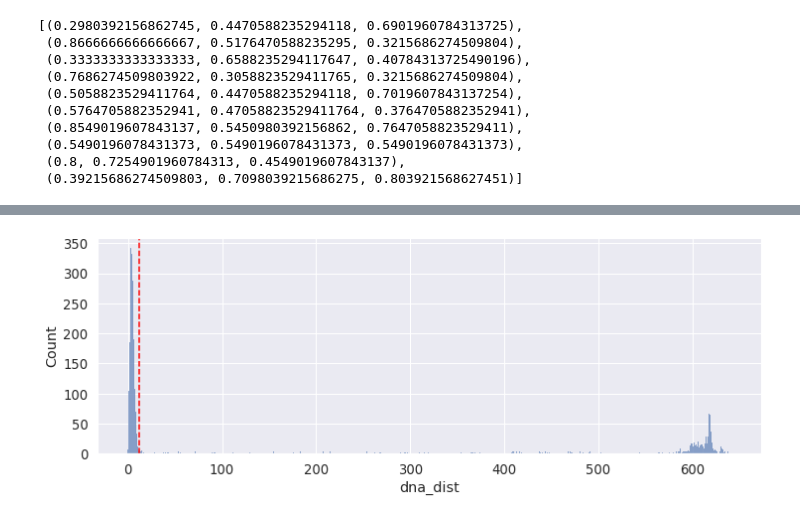
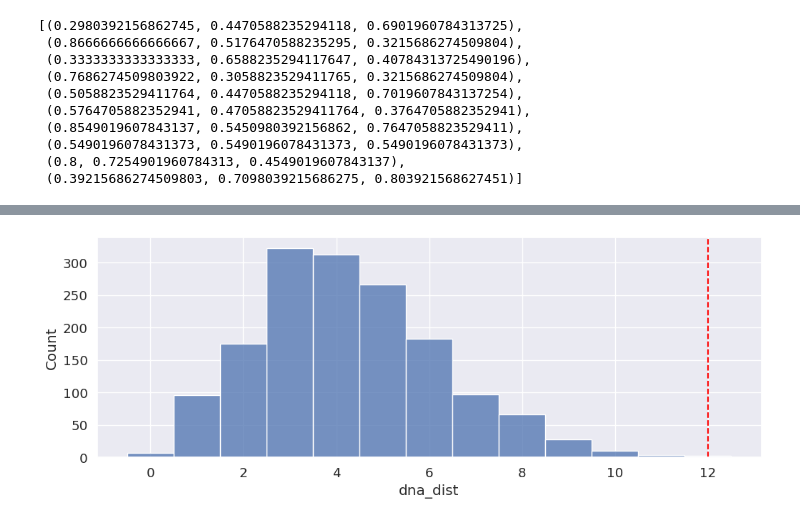
Before and after one commit to RomeroLab/sadx-latent-function, a Jupyter notebook: projects/Biochemical_Ordinal/scripts/nb_preprocess_bam_Oct22.ipynb, the cells around one changed output, grey strips where cells are left out. Drawn from its saved outputs; the diff is of its cells as text; code cells hidden in the pictures.

```diff
--- a/projects/Biochemical_Ordinal/scripts/nb_preprocess_bam_Oct22.ipynb
+++ b/projects/Biochemical_Ordinal/scripts/nb_preprocess_bam_Oct22.ipynb
@@ -191,9 +191,9 @@ for parent, ax in g.axes_dict.items():
         if len(parent_locs):
             ax.scatter(parent_locs["seq_rank"], parent_locs["dna_count"],
                        marker="x", color="black")
-        ax.axvline(row.samples_placed, ymax=0.05, lw=5, alpha=0.6, marker="^",
+        ax.axvline(row.num_placed, ymax=0.05, lw=5, alpha=0.6, marker="^",
                    color=color_d[category])
-        ax.axvline(row.samples_placed, ymin=0.975, lw=5, alpha=0.6,
+        ax.axvline(row.num_placed, ymin=0.975, lw=5, alpha=0.6,
                    color=color_d[category])
 g.savefig(figs_dir / "dna_sequences_recovered.png", dpi=300)
 pass
@@ -202,3 +202,21 @@ pass
+# %%
+# where we should place the horizontal cutoffs (dna_count)
+# we do this by eyeballing the graph above to look for the steep dropoffs
+
+# set them all to 100 first
+samples_placed_df[["dna_cutoff"]] = 100
+
+# set the ones that should be above 100
+samples_placed_df.loc[
+    (samples_placed_df.parent == "1VH") &
+    (samples_placed_df.category == "H"), "dna_cutoff"] = 10000
+samples_placed_df.loc[
+    (samples_placed_df.parent == "1VH") &
+    (samples_placed_df.category == "P"), "dna_cutoff"] = 10000
+
+samples_placed_df.loc[
+    (samples_placed_df.parent == "2L") &
+    (samples_placed_df.category == "H"), "dna_cutoff"] = 1000
 # %%
 # Look for parent amino acid sequences but sorted by dna counts
 (all_seqs[all_seqs["ss_aa"] == "*0*"]
@@ -235,7 +254,7 @@ pass
 Save the sequences that are left to a tsv file
 # %%
 def get_num_samples_placed(parent, category):
-    return samples_placed_df.samples_placed[
+    return samples_placed_df.num_placed[
         (samples_placed_df["parent"] == parent) &
         (samples_placed_df["category"] == category)].item()
 
@@ -260,0 +280,11 @@ placed_cutoff_seqs
+# %%
+def get_dna_cutoff(parent, category):
+    return samples_placed_df.dna_cutoff[
+        (samples_placed_df["parent"] == parent) &
+        (samples_placed_df["category"] == category)].item()
+
+dna_cutoff_seqs = pd.concat(
+            g[g.dna_count >= get_dna_cutoff(parent, category)]
+            for (parent, category), g in placed_cutoff_seqs.groupby(["parent", "category"])
+)
+dna_cutoff_seqs
@@ -261,10 +305,10 @@ placed_cutoff_seqs
 # %%
 dna_distance_cutoff = 12
 
 fig, ax = plt.subplots(figsize=(12, 4))
-sns.histplot(placed_cutoff_seqs.dna_dist, discrete=True, ax=ax)
+sns.histplot(dna_cutoff_seqs.dna_dist, discrete=True, ax=ax)
 ax.axvline(dna_distance_cutoff, color="red", linestyle="--")
 pass
 # %% [output]
-[figure, old version]
+[figure, new version]
 # %%
```
Also changed, not shown: parts of 18 cells of this notebook, 3 other files.
